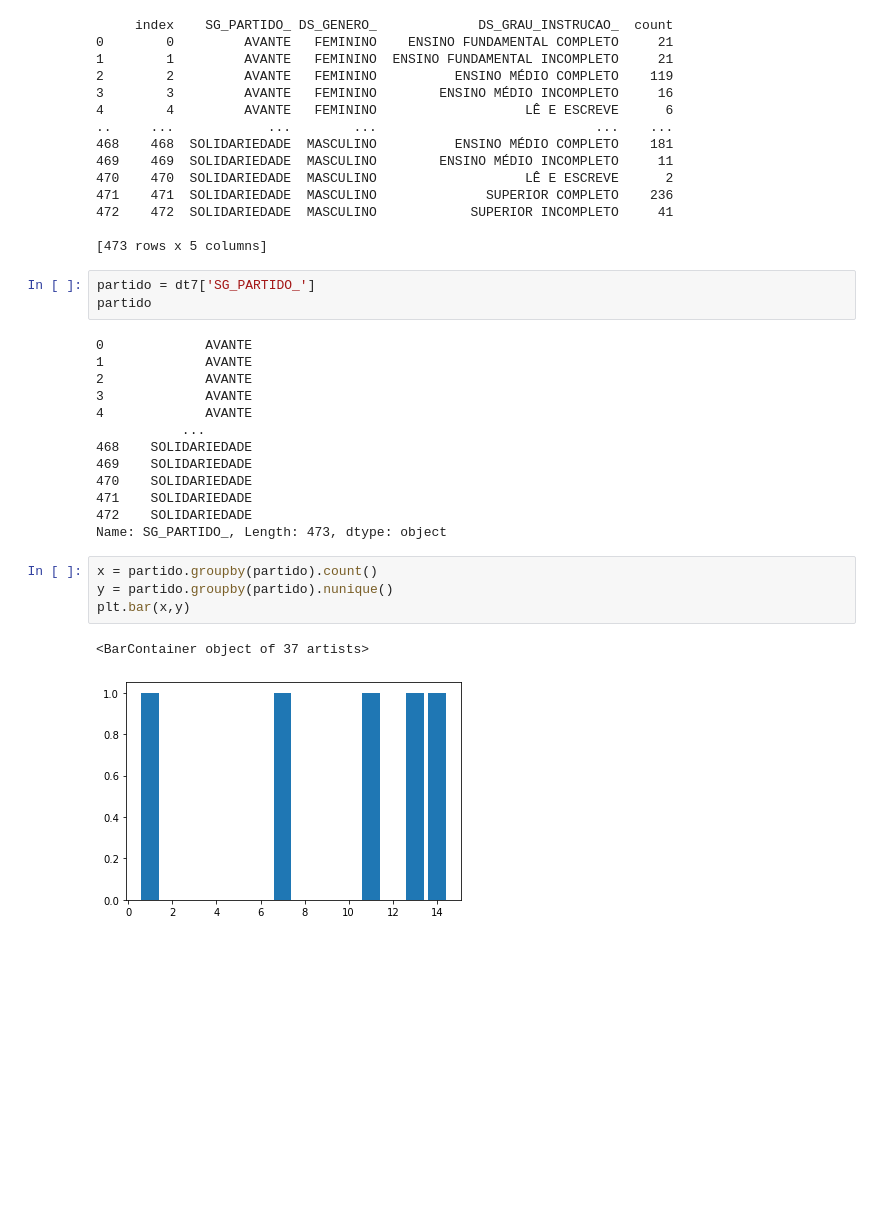
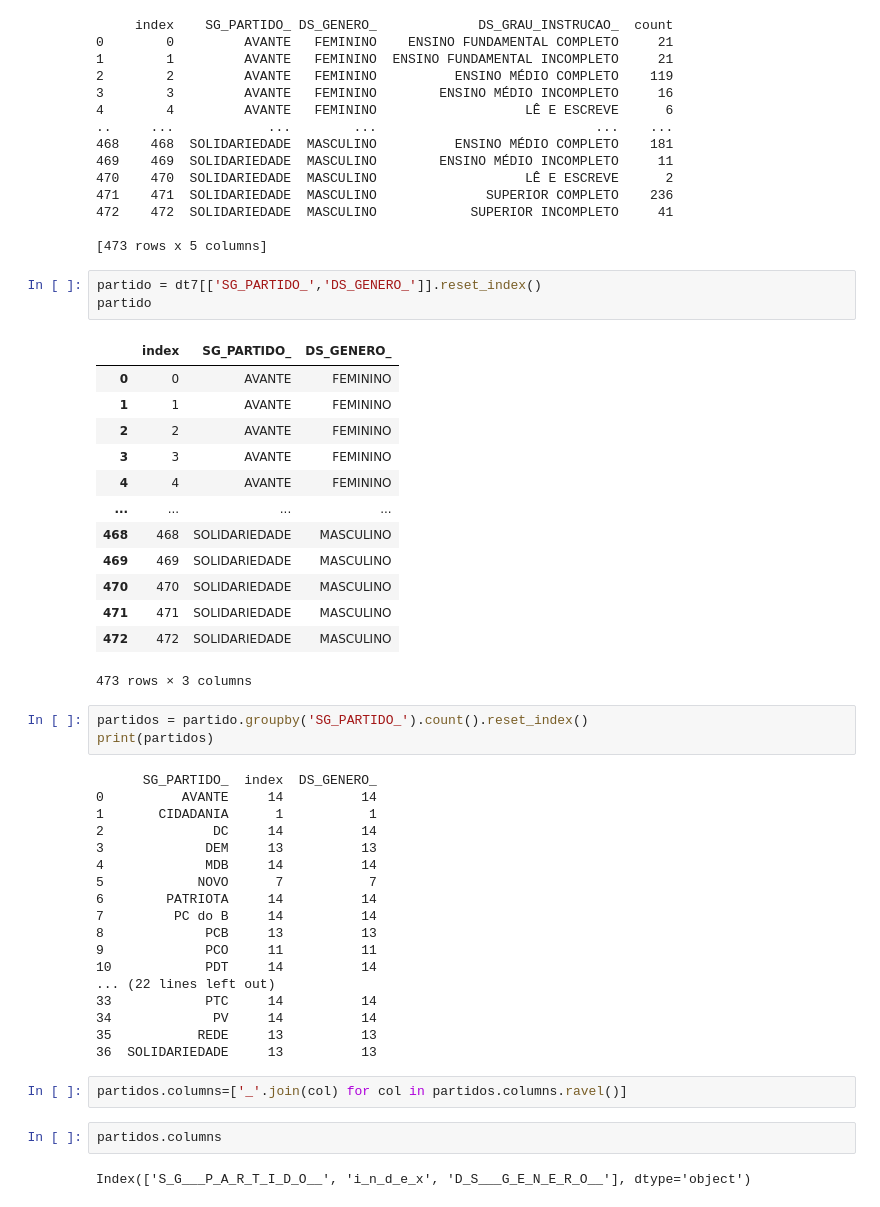
Before and after one commit to flaakira/Project--exercises, a Jupyter notebook: python/Brazil_elections_2018.ipynb, the cells around one changed output. Drawn from its saved outputs; the diff is of its cells as text; blank space fills up the shorter version.

```diff
--- a/python/Brazil_elections_2018.ipynb
+++ b/python/Brazil_elections_2018.ipynb
@@ -650,25 +639,46 @@ print(dt7)
 
 [473 rows x 5 columns]
 # %%
-partido = dt7['SG_PARTIDO_']
+partido = dt7[['SG_PARTIDO_','DS_GENERO_']].reset_index()
 partido
 # %% [output]
+|  | index | SG_PARTIDO_ | DS_GENERO_ |
+| 0 | 0 | AVANTE | FEMININO |
+| 1 | 1 | AVANTE | FEMININO |
+| 2 | 2 | AVANTE | FEMININO |
+| 3 | 3 | AVANTE | FEMININO |
+| 4 | 4 | AVANTE | FEMININO |
+| ... | ... | ... | ... |
+| 468 | 468 | SOLIDARIEDADE | MASCULINO |
+| 469 | 469 | SOLIDARIEDADE | MASCULINO |
+| 470 | 470 | SOLIDARIEDADE | MASCULINO |
+| 471 | 471 | SOLIDARIEDADE | MASCULINO |
+| 472 | 472 | SOLIDARIEDADE | MASCULINO |
-0             AVANTE
-1             AVANTE
-2             AVANTE
-3             AVANTE
-4             AVANTE
-           ...
-468    SOLIDARIEDADE
-469    SOLIDARIEDADE
-470    SOLIDARIEDADE
-471    SOLIDARIEDADE
-472    SOLIDARIEDADE
-Name: SG_PARTIDO_, Length: 473, dtype: object
+473 rows × 3 columns
-# %%
-x = partido.groupby(partido).count()
-y = partido.groupby(partido).nunique()
-plt.bar(x,y)
-# %% [output]
-<BarContainer object of 37 artists>
-[figure, removed]
+# %%
+partidos = partido.groupby('SG_PARTIDO_').count().reset_index()
+print(partidos)
+# %% [output]
+      SG_PARTIDO_  index  DS_GENERO_
+0          AVANTE     14          14
+1       CIDADANIA      1           1
+2              DC     14          14
+3             DEM     13          13
+4             MDB     14          14
+5            NOVO      7           7
+6        PATRIOTA     14          14
+7         PC do B     14          14
+8             PCB     13          13
+9             PCO     11          11
+10            PDT     14          14
+... (22 lines left out)
+33            PTC     14          14
+34             PV     14          14
+35           REDE     13          13
+36  SOLIDARIEDADE     13          13
+# %%
+partidos.columns=['_'.join(col) for col in partidos.columns.ravel()]
+# %%
+partidos.columns
+# %% [output]
+Index(['S_G___P_A_R_T_I_D_O__', 'i_n_d_e_x', 'D_S___G_E_N_E_R_O__'], dtype='object')
```
Also changed, not shown: parts of 7 cells of this notebook.
